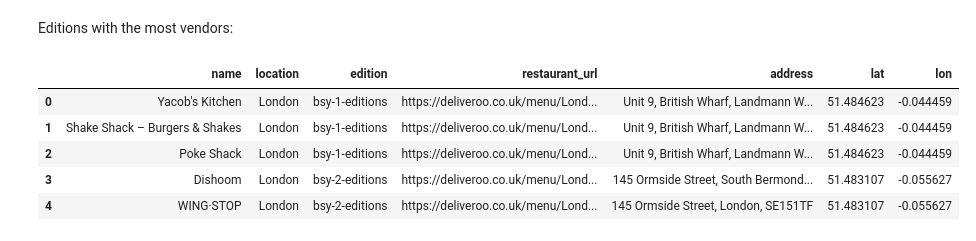
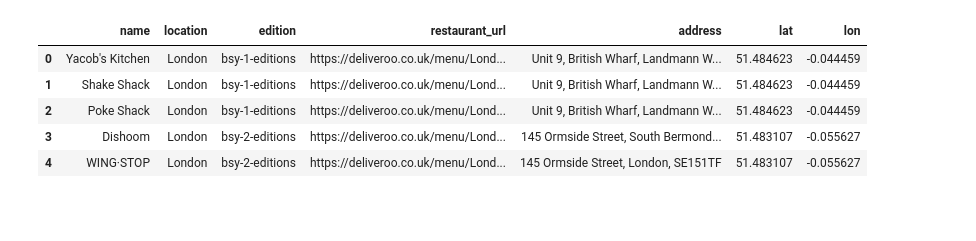
Before and after one commit to Autonomy-Data-Unit/2023_07_deliveroo-editions, a Jupyter notebook: _proc/blog/00_dark_kitchen_cartography.ipynb, the cells around one changed output. Saved outputs shown, nothing was run; the diff lists cells and outputs as text; code cells hidden in the pictures; blank space fills up the shorter version.

```diff
--- a/_proc/blog/00_dark_kitchen_cartography.ipynb
+++ b/_proc/blog/00_dark_kitchen_cartography.ipynb
@@ -164,12 +118,11 @@ Smaller outlets in:
-# %% [markdown]
-Editions with the most vendors:
 # %%
-df = pd.read_csv('editions_uk_18_7_23.csv', usecols=['name','location','edition', 'restaurant_url', 'address', 'lat', 'lon'])
+#|echo: false
+df = pd.read_csv('data/editions_uk_18_7_23_.csv', usecols=['name','location','edition', 'restaurant_url', 'address', 'lat', 'lon'])
 df.head()
 # %% [output]
 |  | name | location | edition | restaurant_url | address | lat | lon |
 | 0 | Yacob's Kitchen | London | bsy-1-editions | https://deliveroo.co.uk/menu/Lond... | Unit 9, British Wharf, Landmann W... | 51.484623 | -0.044459 |
-| 1 | Shake Shack – Burgers & Shakes | London | bsy-1-editions | https://deliveroo.co.uk/menu/Lond... | Unit 9, British Wharf, Landmann W... | 51.484623 | -0.044459 |
+| 1 | Shake Shack | London | bsy-1-editions | https://deliveroo.co.uk/menu/Lond... | Unit 9, British Wharf, Landmann W... | 51.484623 | -0.044459 |
 | 2 | Poke Shack | London | bsy-1-editions | https://deliveroo.co.uk/menu/Lond... | Unit 9, British Wharf, Landmann W... | 51.484623 | -0.044459 |
 | 3 | Dishoom | London | bsy-2-editions | https://deliveroo.co.uk/menu/Lond... | 145 Ormside Street, South Bermond... | 51.483107 | -0.055627 |
 | 4 | WING·STOP | London | bsy-2-editions | https://deliveroo.co.uk/menu/Lond... | 145 Ormside Street, London, SE151TF | 51.483107 | -0.055627 |
```
Also changed, not shown: parts of 49 cells of this notebook, 10 other files.
